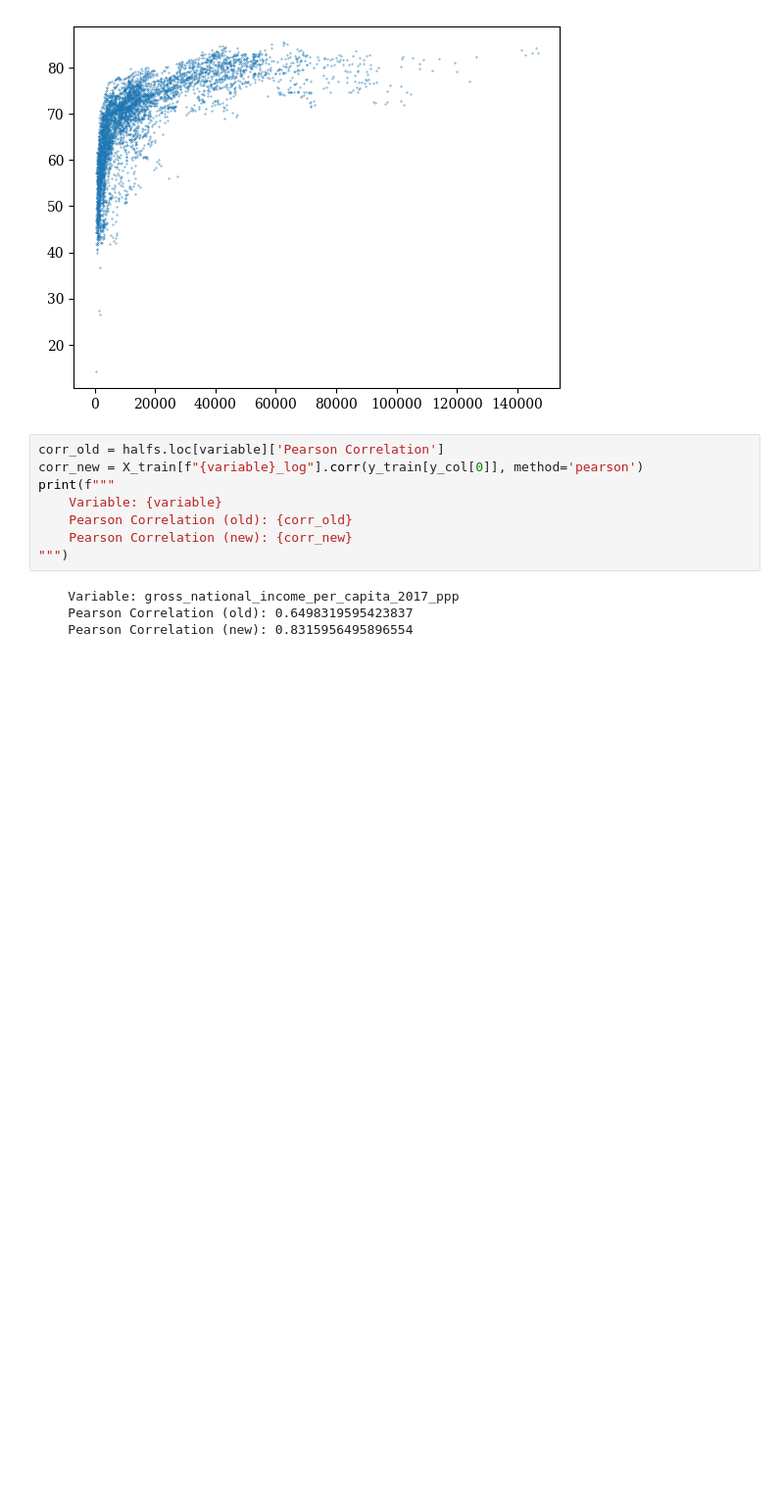
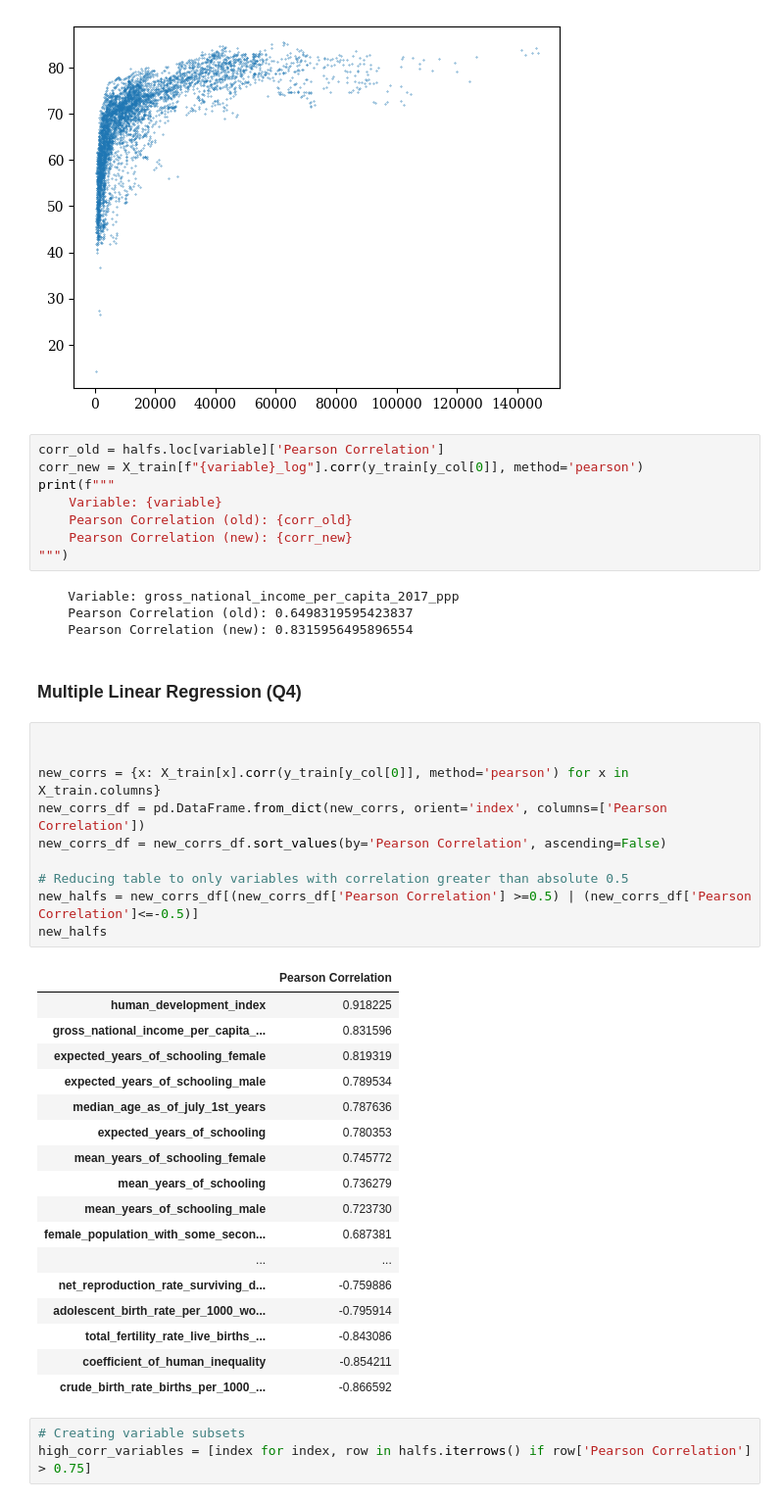
Before and after one commit to idalinnakallio/DAT565, a Jupyter notebook: Assignment 4/Assignment4.ipynb, the cells around one changed output. Shown at 98% size. Drawn from its saved outputs; the diff is of its cells as text; blank space fills up the shorter version.

```diff
--- a/Assignment 4/Assignment4.ipynb
+++ b/Assignment 4/Assignment4.ipynb
@@ -440,3 +440,36 @@ print(f"""
     Variable: gross_national_income_per_capita_2017_ppp
     Pearson Correlation (old): 0.6498319595423837
     Pearson Correlation (new): 0.8315956495896554
+# %% [markdown]
+### Multiple Linear Regression (Q4)
+# %%
+
+
+new_corrs = {x: X_train[x].corr(y_train[y_col[0]], method='pearson') for x in X_train.columns}
+new_corrs_df = pd.DataFrame.from_dict(new_corrs, orient='index', columns=['Pearson Correlation'])
+new_corrs_df = new_corrs_df.sort_values(by='Pearson Correlation', ascending=False)
+
+# Reducing table to only variables with correlation greater than absolute 0.5
+new_halfs = new_corrs_df[(new_corrs_df['Pearson Correlation'] >=0.5) | (new_corrs_df['Pearson Correlation']<=-0.5)]
+new_halfs
+# %% [output]
+|  | Pearson Correlation |
+| human_development_index | 0.918225 |
+| gross_national_income_per_capita_... | 0.831596 |
+| expected_years_of_schooling_female | 0.819319 |
+| expected_years_of_schooling_male | 0.789534 |
+| median_age_as_of_july_1st_years | 0.787636 |
+| expected_years_of_schooling | 0.780353 |
+| mean_years_of_schooling_female | 0.745772 |
+| mean_years_of_schooling | 0.736279 |
+| mean_years_of_schooling_male | 0.723730 |
+| female_population_with_some_secon... | 0.687381 |
+| ... | ... |
+| net_reproduction_rate_surviving_d... | -0.759886 |
+| adolescent_birth_rate_per_1000_wo... | -0.795914 |
+| total_fertility_rate_live_births_... | -0.843086 |
+| coefficient_of_human_inequality | -0.854211 |
+| crude_birth_rate_births_per_1000_... | -0.866592 |
+# %%
+# Creating variable subsets
+high_corr_variables = [index for index, row in halfs.iterrows() if row['Pearson Correlation'] > 0.75]
```
